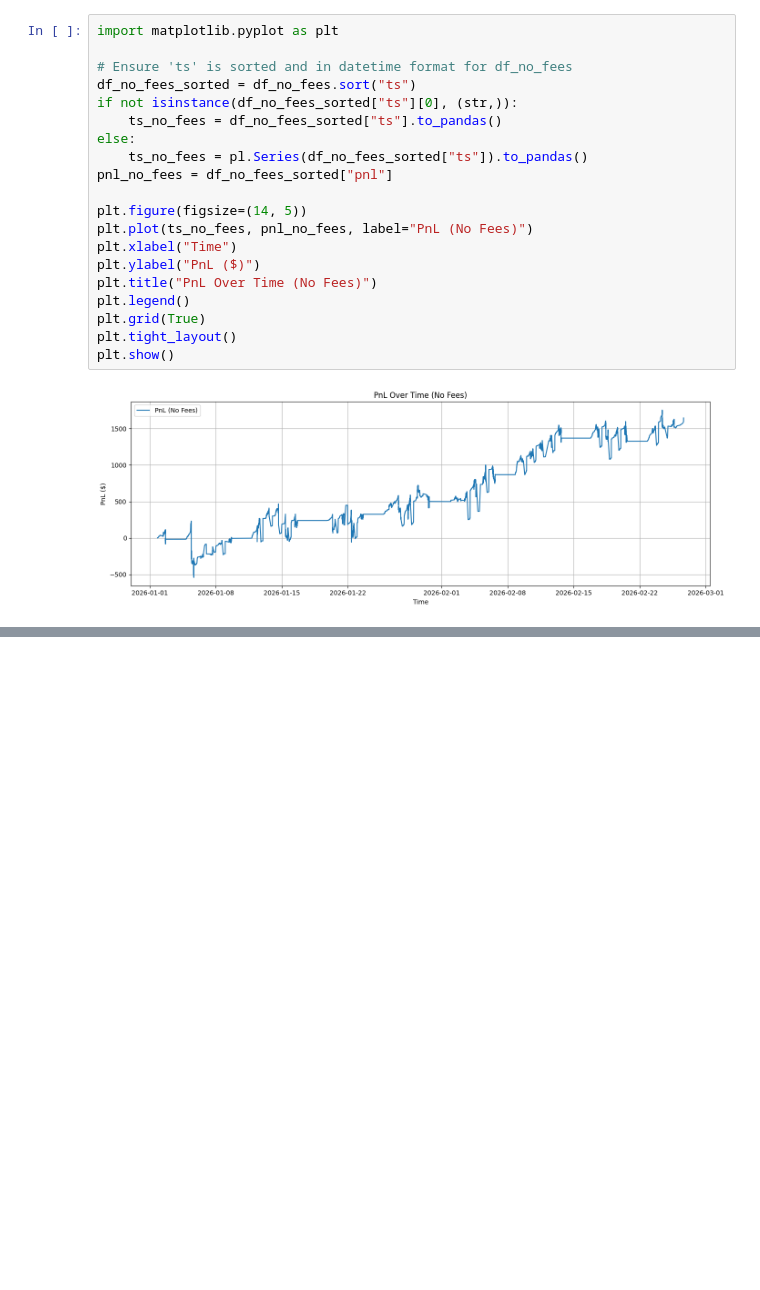
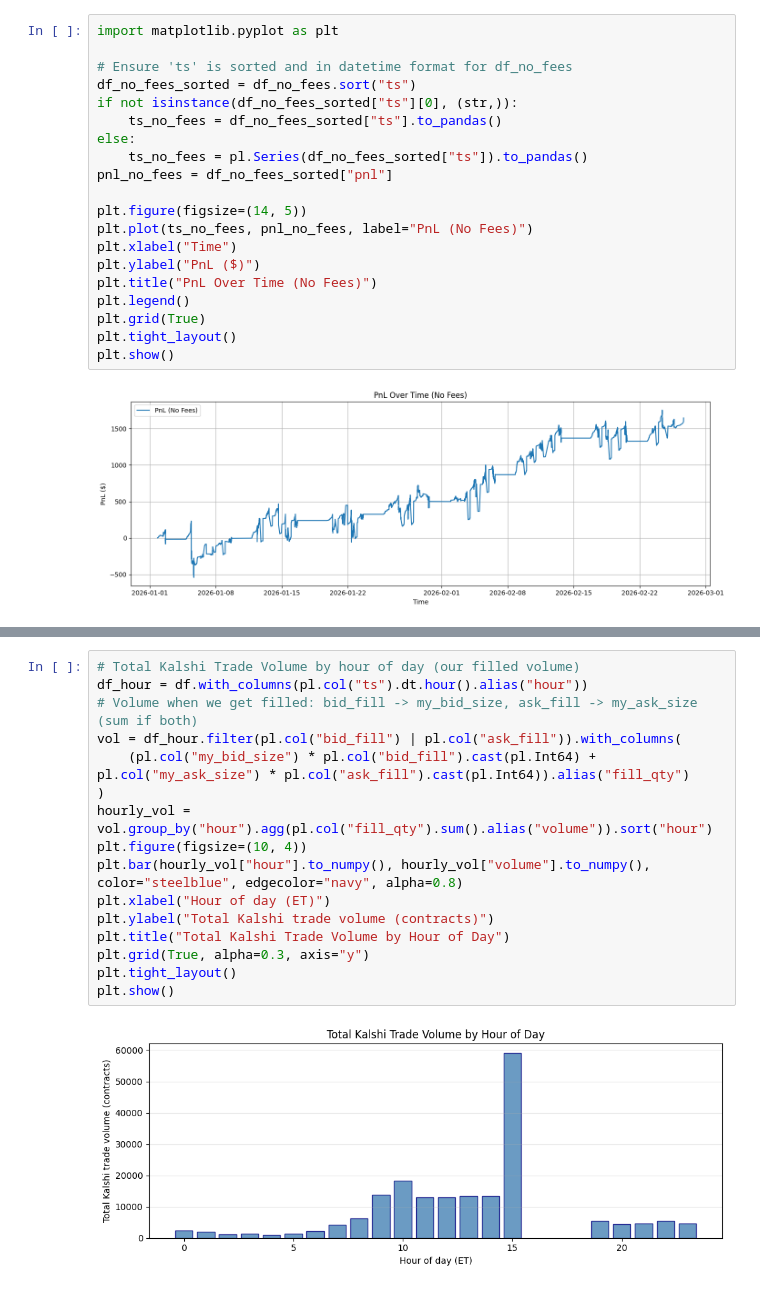
Before and after one commit to chris-mulligan-50/FINM-33150-Quantitative-Trading-Strategies-Final-Project-Kalshi-Market-Making-, a Jupyter notebook: submission.ipynb, the cells around one changed output, grey strips where cells are left out. Cells and saved outputs as stored; diff of their text form; blank space fills up the shorter version.

```diff
--- a/submission.ipynb
+++ b/submission.ipynb
@@ -780,0 +865,18 @@ plt.show()
+# %%
+# Total Kalshi Trade Volume by hour of day (our filled volume)
+df_hour = df.with_columns(pl.col("ts").dt.hour().alias("hour"))
+# Volume when we get filled: bid_fill -> my_bid_size, ask_fill -> my_ask_size (sum if both)
+vol = df_hour.filter(pl.col("bid_fill") | pl.col("ask_fill")).with_columns(
+    (pl.col("my_bid_size") * pl.col("bid_fill").cast(pl.Int64) + pl.col("my_ask_size") * pl.col("ask_fill").cast(pl.Int64)).alias("fill_qty")
+)
+hourly_vol = vol.group_by("hour").agg(pl.col("fill_qty").sum().alias("volume")).sort("hour")
+plt.figure(figsize=(10, 4))
+plt.bar(hourly_vol["hour"].to_numpy(), hourly_vol["volume"].to_numpy(), color="steelblue", edgecolor="navy", alpha=0.8)
+plt.xlabel("Hour of day (ET)")
+plt.ylabel("Total Kalshi trade volume (contracts)")
+plt.title("Total Kalshi Trade Volume by Hour of Day")
+plt.grid(True, alpha=0.3, axis="y")
+plt.tight_layout()
+plt.show()
+# %% [output]
+[figure, added]
```
Also changed, not shown: parts of 15 cells of this notebook.
